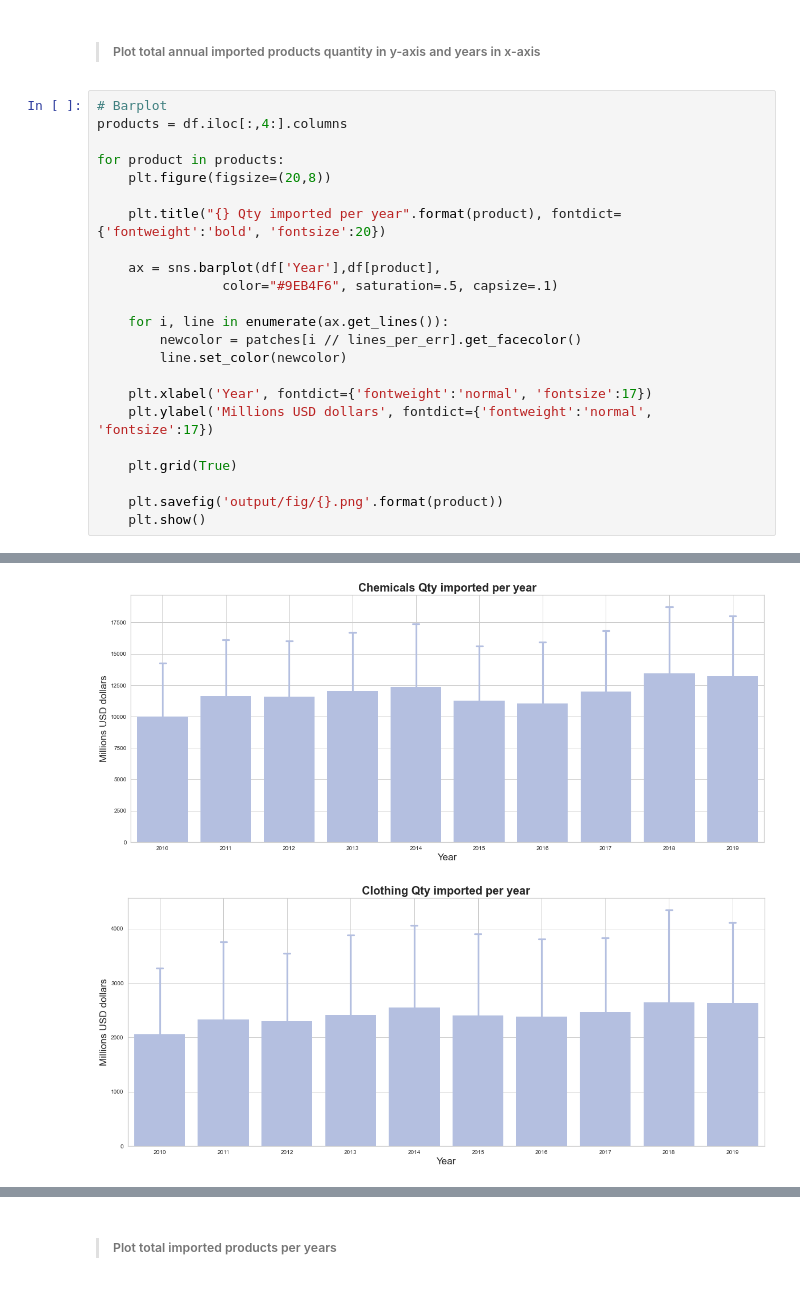
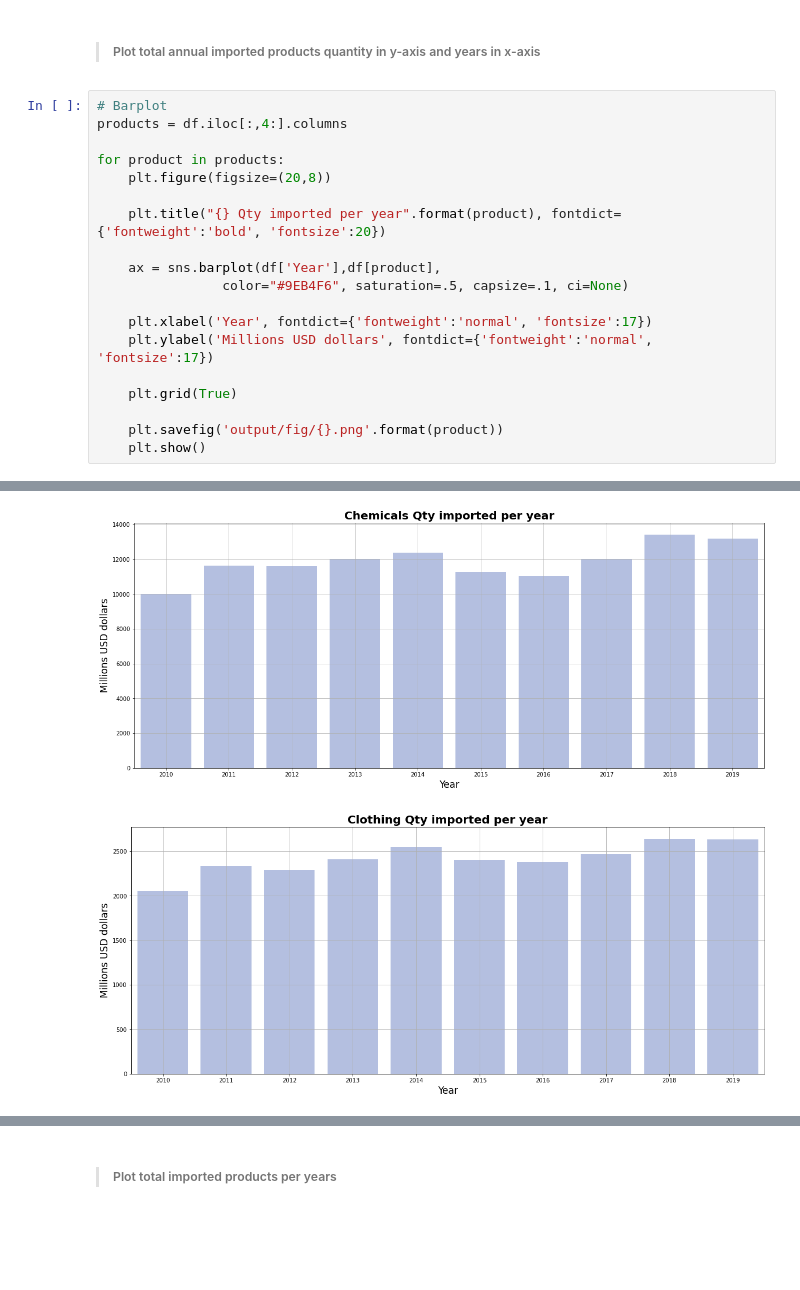
Before and after one commit to kesnel/ayiti-analytics-capstone-project, a Jupyter notebook: EDA.ipynb, the cells around one changed output, grey strips where cells are left out. Saved outputs shown, nothing was run; the diff lists cells and outputs as text; blank space fills up the shorter version.

```diff
--- a/EDA.ipynb
+++ b/EDA.ipynb
@@ -523,11 +524,7 @@ for product in products:
     plt.title("{} Qty imported per year".format(product), fontdict={'fontweight':'bold', 'fontsize':20})
 
     ax = sns.barplot(df['Year'],df[product],
-                color="#9EB4F6", saturation=.5, capsize=.1)
-
-    for i, line in enumerate(ax.get_lines()):
-        newcolor = patches[i // lines_per_err].get_facecolor()
-        line.set_color(newcolor)
+                color="#9EB4F6", saturation=.5, capsize=.1, ci=None)
 
     plt.xlabel('Year', fontdict={'fontweight':'normal', 'fontsize':17})
     plt.ylabel('Millions USD dollars', fontdict={'fontweight':'normal', 'fontsize':17})
@@ -541,2 +538,2 @@ for product in products:
-[figure, old version]
+[figure, new version]
-[figure, old version]
+[figure, new version]
```
Also changed, not shown: parts of 17 cells of this notebook.
